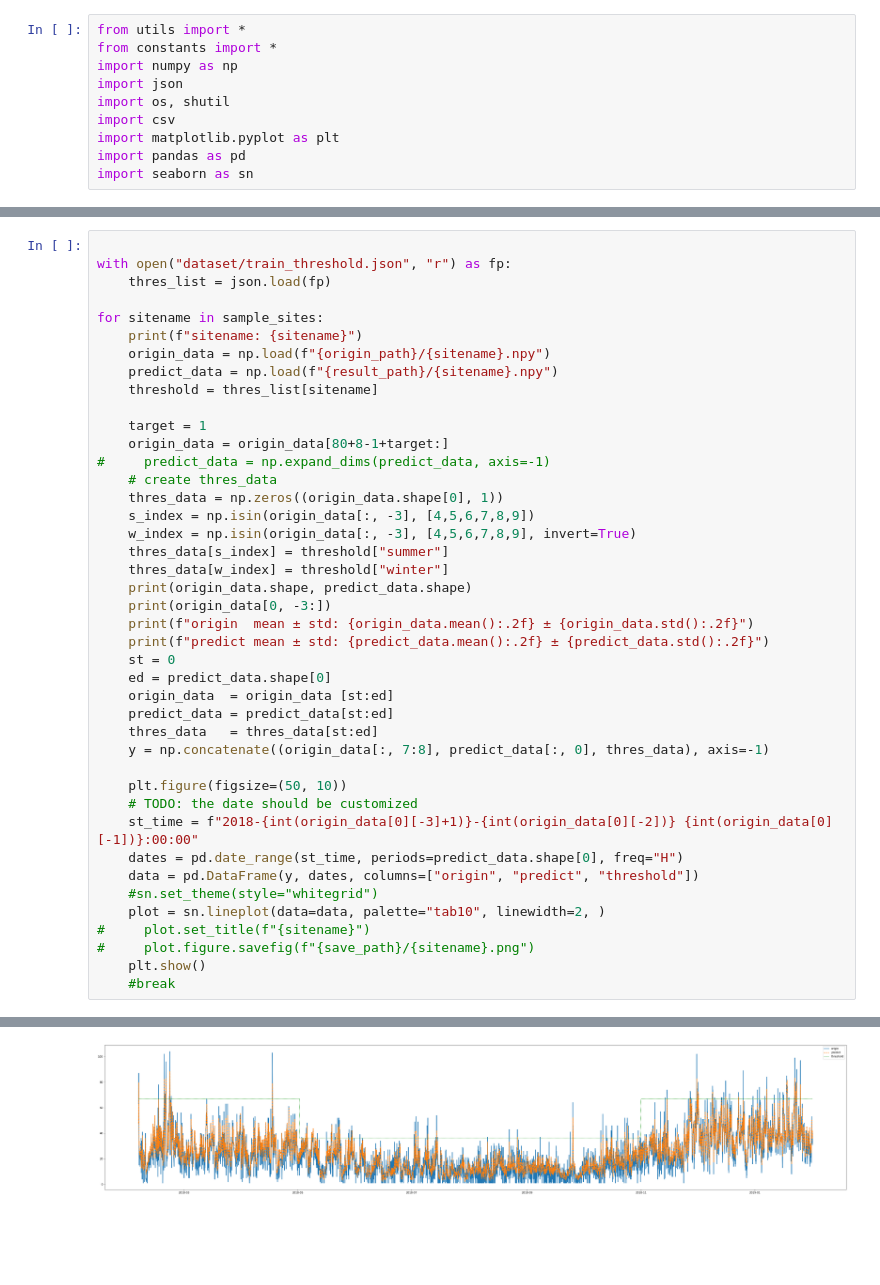
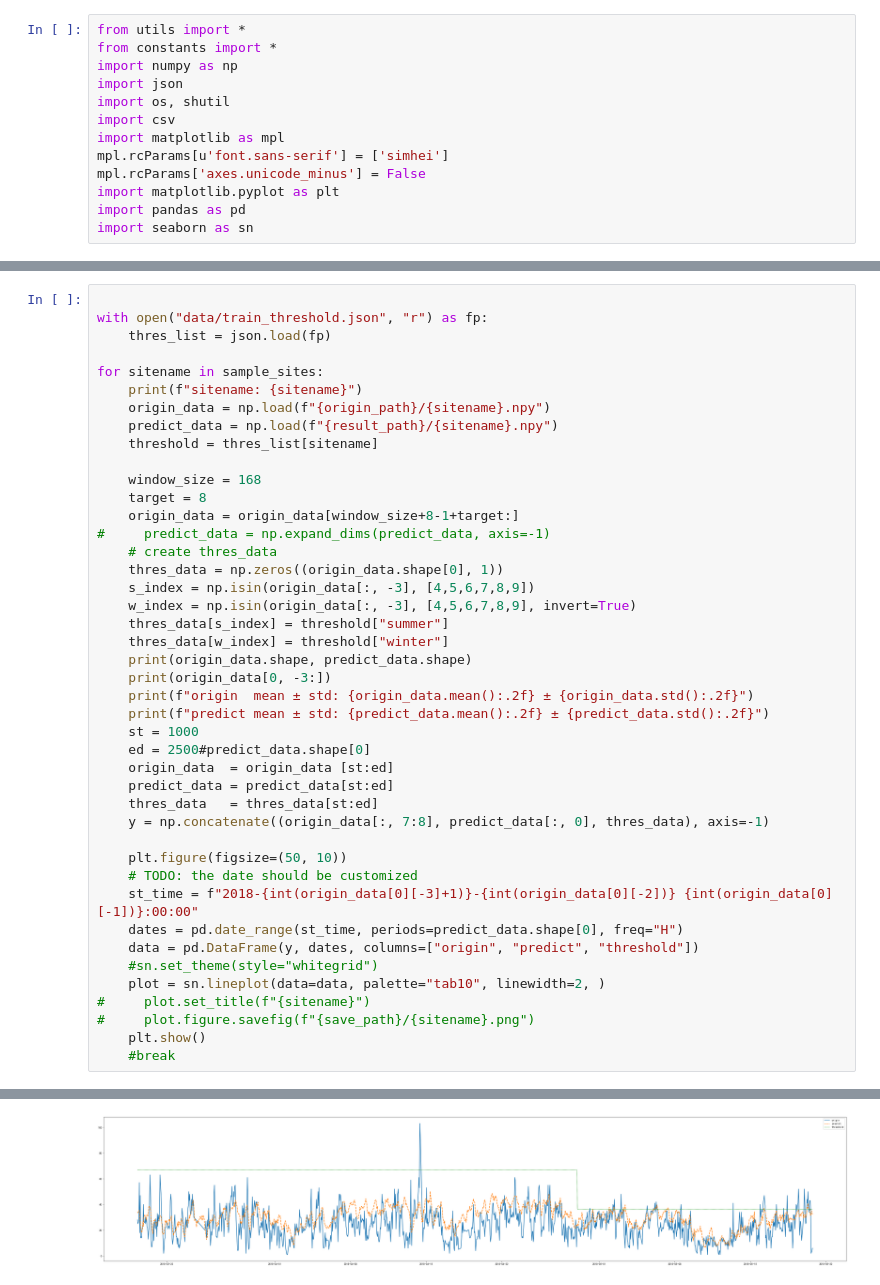
Before and after one commit to archiexdex/pm25_research, a Jupyter notebook: plot.ipynb, the cells around one changed output, grey strips where cells are left out. Drawn from its saved outputs; the diff is of its cells as text; blank space fills up the shorter version.

```diff
--- a/plot.ipynb
+++ b/plot.ipynb
@@ -5,6 +5,9 @@ import numpy as np
 import json
 import os, shutil
 import csv
+import matplotlib as mpl
+mpl.rcParams[u'font.sans-serif'] = ['simhei']
+mpl.rcParams['axes.unicode_minus'] = False
 import matplotlib.pyplot as plt
 import pandas as pd
 import seaborn as sn
@@ -16,7 +19,7 @@ origin_path = "dataset/origin/valid"
 result_path = os.path.join("test_results", no)
 # %%
 
-with open("dataset/train_threshold.json", "r") as fp:
+with open("data/train_threshold.json", "r") as fp:
     thres_list = json.load(fp)
 
 for sitename in sample_sites:
@@ -25,8 +28,9 @@ for sitename in sample_sites:
     predict_data = np.load(f"{result_path}/{sitename}.npy")
     threshold = thres_list[sitename]
 
-    target = 1
-    origin_data = origin_data[80+8-1+target:]
+    window_size = 168
+    target = 8
+    origin_data = origin_data[window_size+8-1+target:]
 #     predict_data = np.expand_dims(predict_data, axis=-1)
     # create thres_data
     thres_data = np.zeros((origin_data.shape[0], 1))
@@ -38,8 +42,8 @@ for sitename in sample_sites:
     print(origin_data[0, -3:])
     print(f"origin  mean ± std: {origin_data.mean():.2f} ± {origin_data.std():.2f}")
     print(f"predict mean ± std: {predict_data.mean():.2f} ± {predict_data.std():.2f}")
-    st = 0
-    ed = predict_data.shape[0]
+    st = 1000
+    ed = 2500#predict_data.shape[0]
     origin_data  = origin_data [st:ed]
     predict_data = predict_data[st:ed]
     thres_data   = thres_data[st:ed]
@@ -71,2 +75,2 @@ predict mean ± std: 24.07 ± 13.65
-[figure, old version]
+[figure, new version]
 sitename: 南投
```
Also changed, not shown: parts of 3 cells of this notebook, 8 other files.
